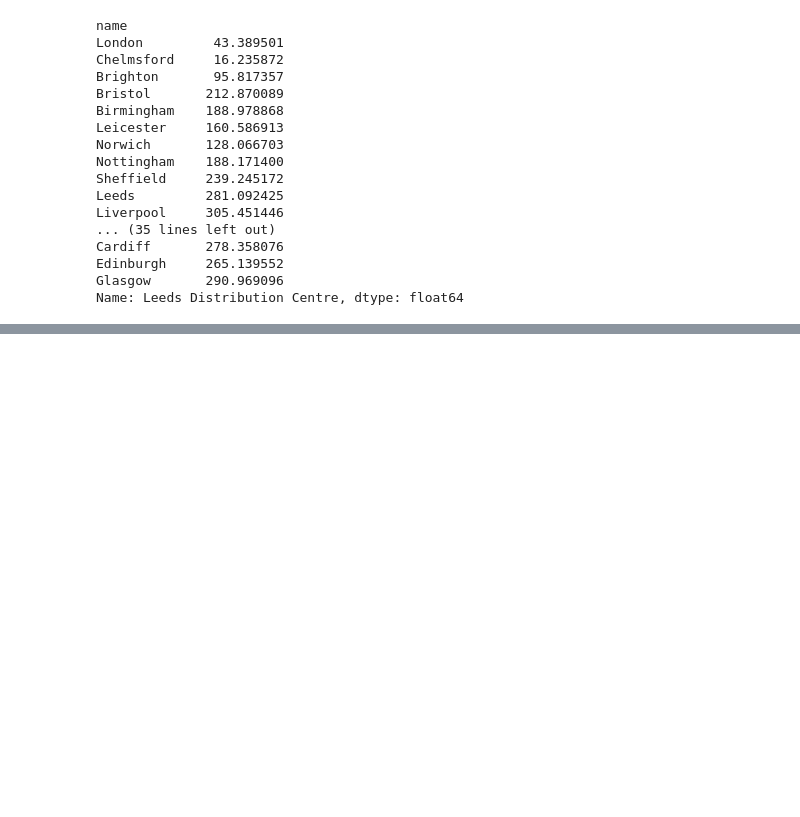
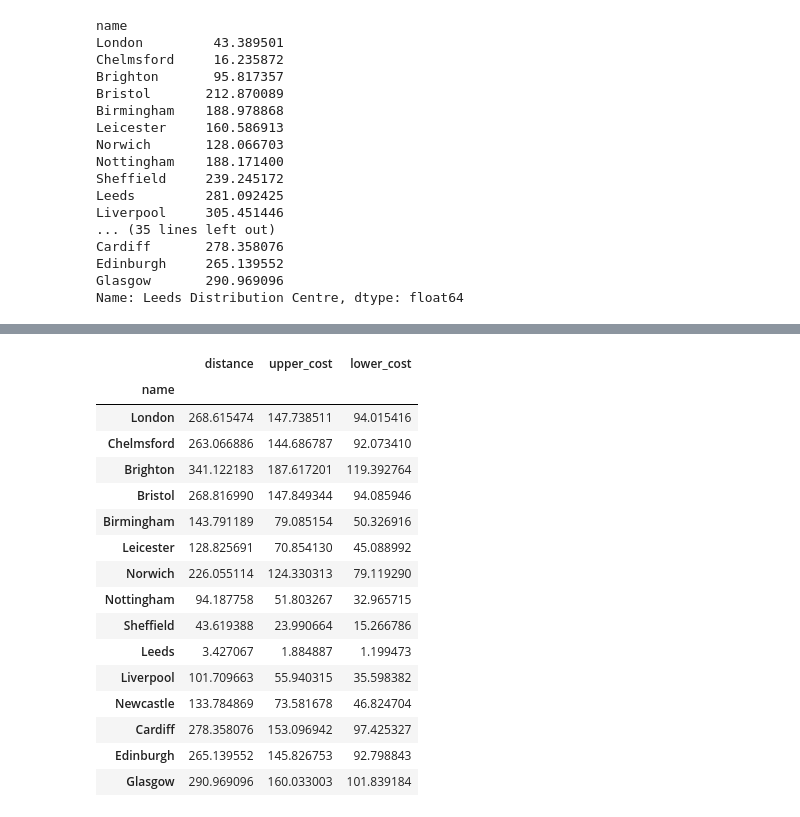
Before and after one commit to pyjpg/Warehouse_Linear-Optimisation, a Jupyter notebook: scripts/main.ipynb, the cells around one changed output, grey strips where cells are left out. Drawn from its saved outputs; the diff is of its cells as text; code cells hidden in the pictures; blank space fills up the shorter version.

```diff
--- a/scripts/main.ipynb
+++ b/scripts/main.ipynb
@@ -238,0 +237,26 @@ basildon_df = basildon_df.drop()
+# %%
+leeds_distance = dist_df.loc['Leeds Distribution Centre']
+leeds_df = leeds_distance.to_frame()
+leeds_df = leeds_df.rename(columns={'Leeds Distribution Centre': 'distance'})
+leeds_df['upper_cost'] = leeds_df['distance'] * 0.55
+leeds_df['lower_cost'] = leeds_df['distance'] * 0.35
+# %%
+leeds_df
+# %% [output]
+|  | distance | upper_cost | lower_cost |
+| name |  |  |  |
+| London | 268.615474 | 147.738511 | 94.015416 |
+| Chelmsford | 263.066886 | 144.686787 | 92.073410 |
+| Brighton | 341.122183 | 187.617201 | 119.392764 |
+| Bristol | 268.816990 | 147.849344 | 94.085946 |
+| Birmingham | 143.791189 | 79.085154 | 50.326916 |
+| Leicester | 128.825691 | 70.854130 | 45.088992 |
+| Norwich | 226.055114 | 124.330313 | 79.119290 |
+| Nottingham | 94.187758 | 51.803267 | 32.965715 |
+| Sheffield | 43.619388 | 23.990664 | 15.266786 |
+| Leeds | 3.427067 | 1.884887 | 1.199473 |
+| Liverpool | 101.709663 | 55.940315 | 35.598382 |
+| Newcastle | 133.784869 | 73.581678 | 46.824704 |
+| Cardiff | 278.358076 | 153.096942 | 97.425327 |
+| Edinburgh | 265.139552 | 145.826753 | 92.798843 |
+| Glasgow | 290.969096 | 160.033003 | 101.839184 |
```
Also changed, not shown: parts of 9 cells of this notebook.
